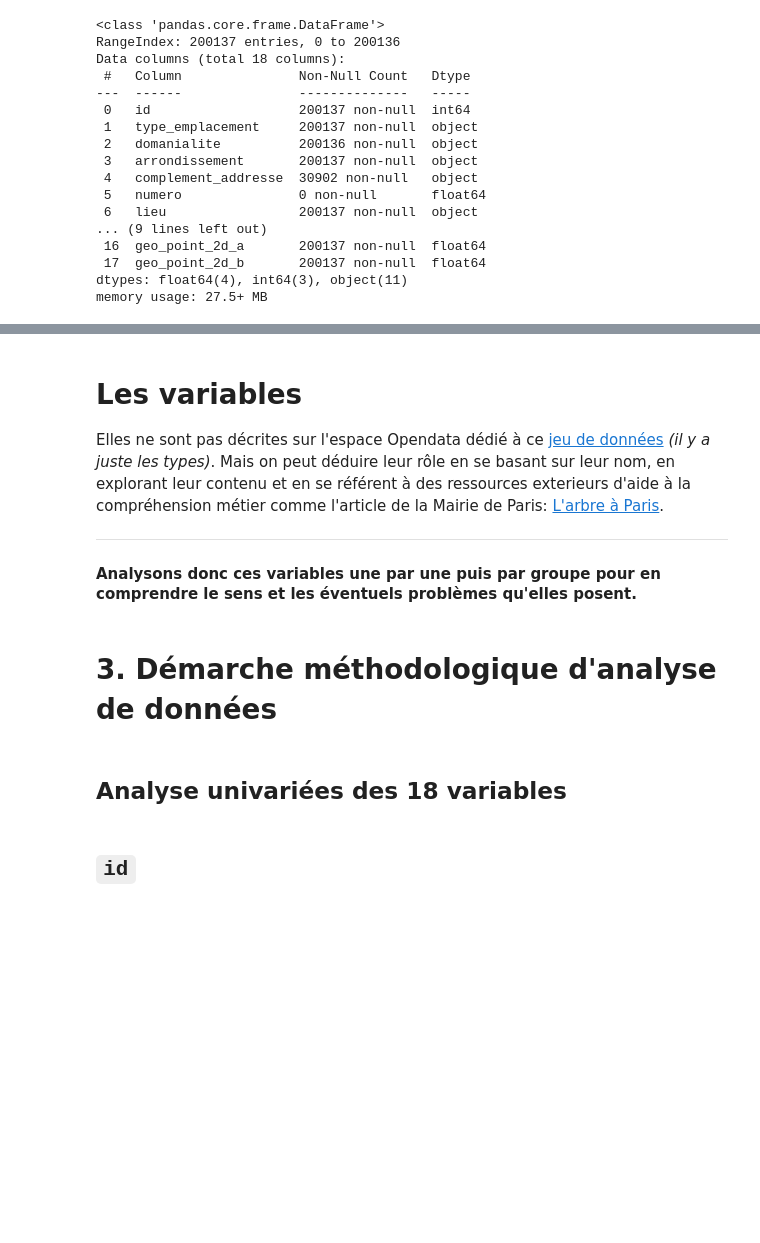
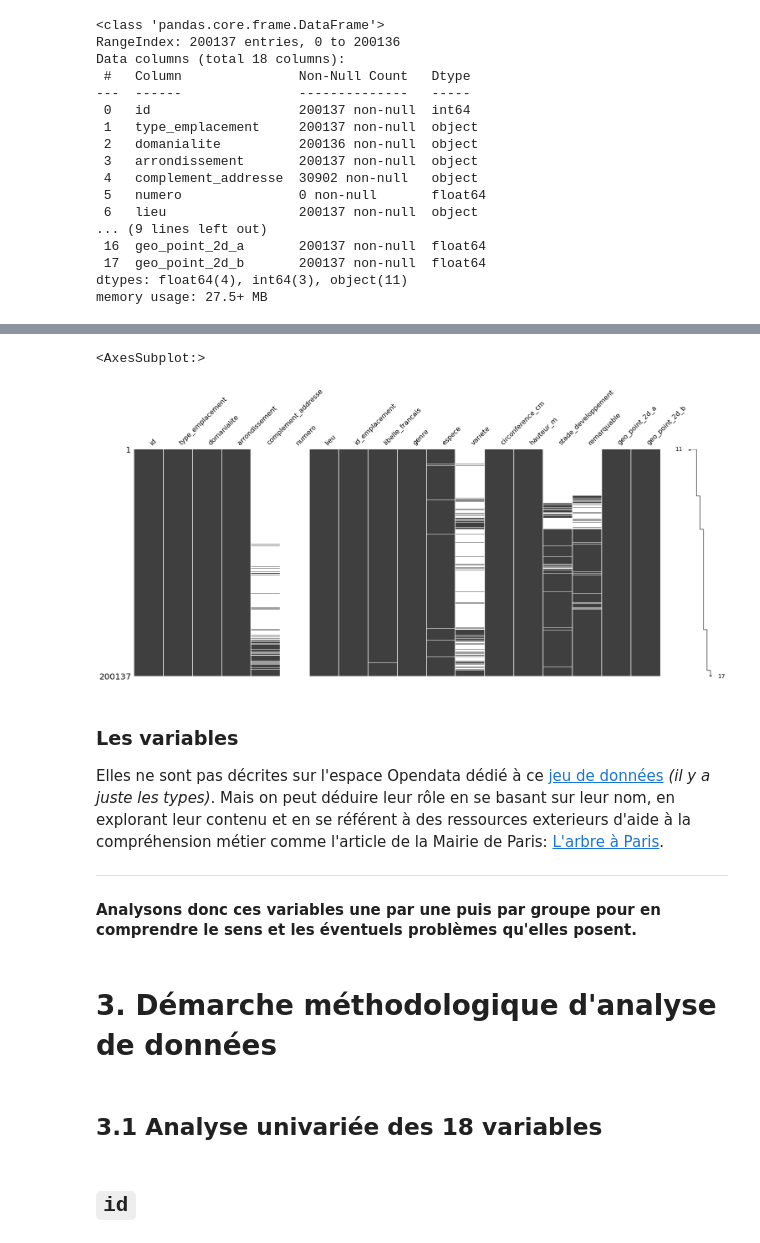
Before and after one commit to Valkea/OC_AI_02, a Jupyter notebook: EDA.ipynb, the cells around one changed output, grey strips where cells are left out. Cells and saved outputs as stored; diff of their text form; code cells hidden in the pictures; blank space fills up the shorter version.

```diff
--- a/EDA.ipynb
+++ b/EDA.ipynb
@@ -124,3 +198,9 @@ memory usage: 27.5+ MB
+# %%
+import missingno as msno
+msno.matrix(data, sort="ascending")
+# %% [output]
+<AxesSubplot:>
+[figure, added]
 # %% [markdown]
-# Les variables<a class="anchor" id="P02_variables"></a>
+### Les variables
 
@@ -131,7 +211,7 @@ Elles ne sont pas décrites sur l'espace Opendata dédié à ce [jeu de données
 # %% [markdown]
 # 3. Démarche méthodologique d'analyse de données <a class="anchor" id="P03"></a>
 # %% [markdown]
-## Analyse univariées des 18 variables
+## 3.1 Analyse univariée des 18 variables <a class="anchor" id="P02_univariate"></a>
 # %% [markdown]
 ## `id`
 # %%
```
Also changed, not shown: parts of 150 cells of this notebook.
